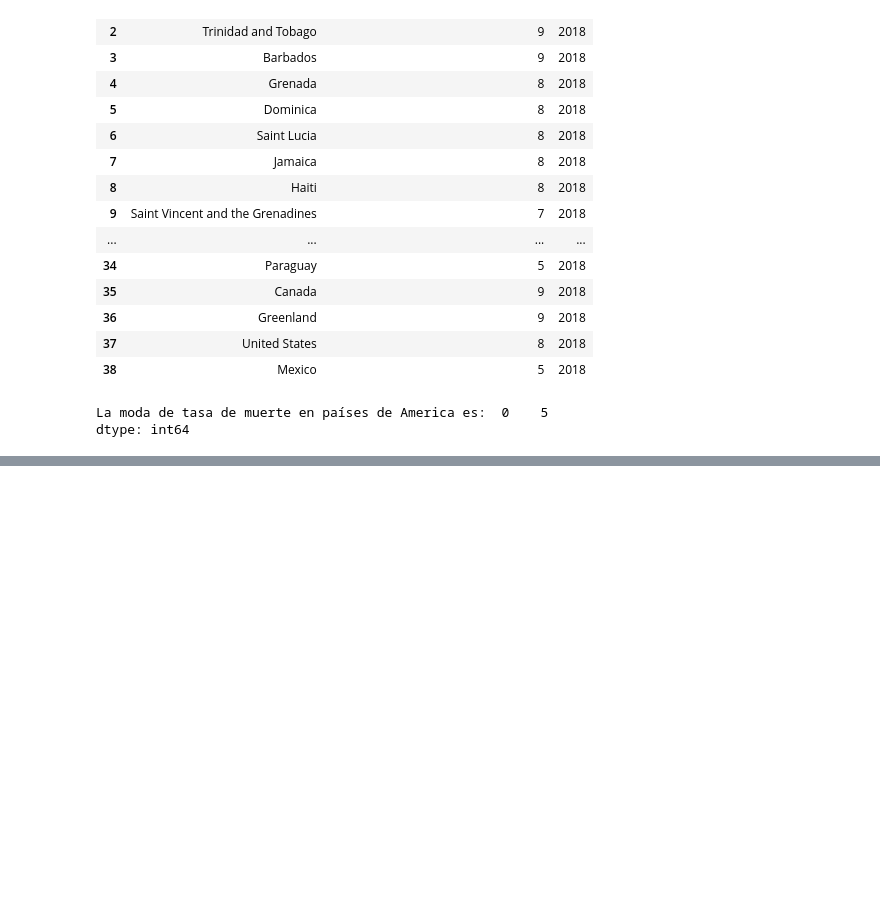
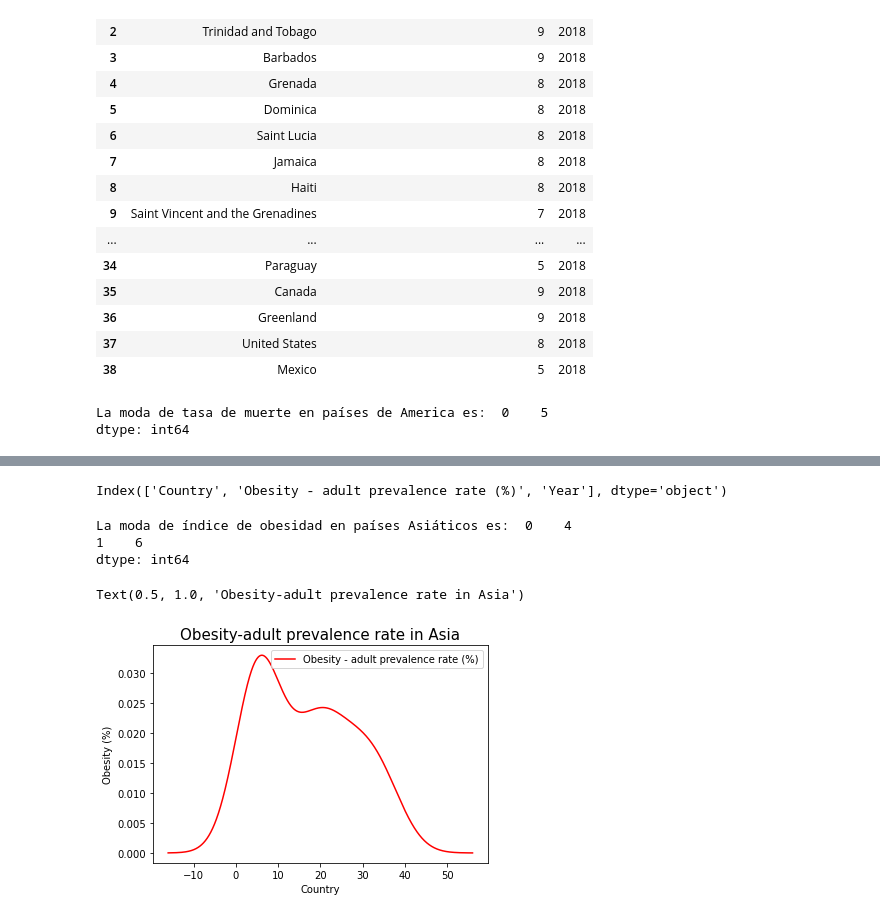
Before and after one commit to DCIDA2019/dcida2020ii-APaloma710, a Jupyter notebook: Sep11/Answers.ipynb, the cells around one changed output, grey strips where cells are left out. Saved outputs shown, nothing was run; the diff lists cells and outputs as text; code cells hidden in the pictures; blank space fills up the shorter version.

```diff
--- a/Sep11/Answers.ipynb
+++ b/Sep11/Answers.ipynb
@@ -671,0 +672,7 @@ AMERICA = pd.merge
+# %%
+#importamos la tabla correspondiente a el índice de obesidad en Asia
+html = requests.get('https://www.indexmundi.com/map/?t=0&v=2228&r=as&l=en').content
+Asia_Ob = pd.read_html('https://www.indexmundi.com/map/?t=0&v=2228&r=as&l=en')
+Asia_Ob = Asia_Ob[1]
+Asia_Ob.to_csv('Asia_Ob.csv')
+Asia_Ob
@@ -671,0 +697,21 @@ AMERICA = pd.merge
+# %%
+Asia_Ob.columns
+# %% [output]
+Index(['Country', 'Obesity - adult prevalence rate (%)', 'Year'], dtype='object')
+# %%
+Mode_As_Ob = Asia_Ob['Obesity - adult prevalence rate (%)'].mode()
+print('La moda de índice de obesidad en países Asiáticos es: ', Mode_As_Ob)
+# %% [output]
+La moda de índice de obesidad en países Asiáticos es:  0    4
+1    6
+dtype: int64
+# %%
+#Vamos a hacer una grafica tipo density, y resaltamos con una linea la moda
+Plot_Mode_As = Asia_Ob.plot(x='Country', y='Obesity - adult prevalence rate (%)', kind='density', legend=True, color='red')
+Plot_Mode_As.set_xlabel('Country')
+Plot_Mode_As.set_ylabel('Obesity (%)')
+Plot_Mode_As.set_title('Obesity-adult prevalence rate in Asia', fontsize=15)
+#Plot_Mode_As.plot([-2,38],[Mode_As_Ob,Mode_As_Ob],linestyle = 'dotted', color = 'blue', label = 'Moda')
+# %% [output]
+Text(0.5, 1.0, 'Obesity-adult prevalence rate in Asia')
+[figure, added]
```
Also changed, not shown: parts of 13 cells of this notebook.
